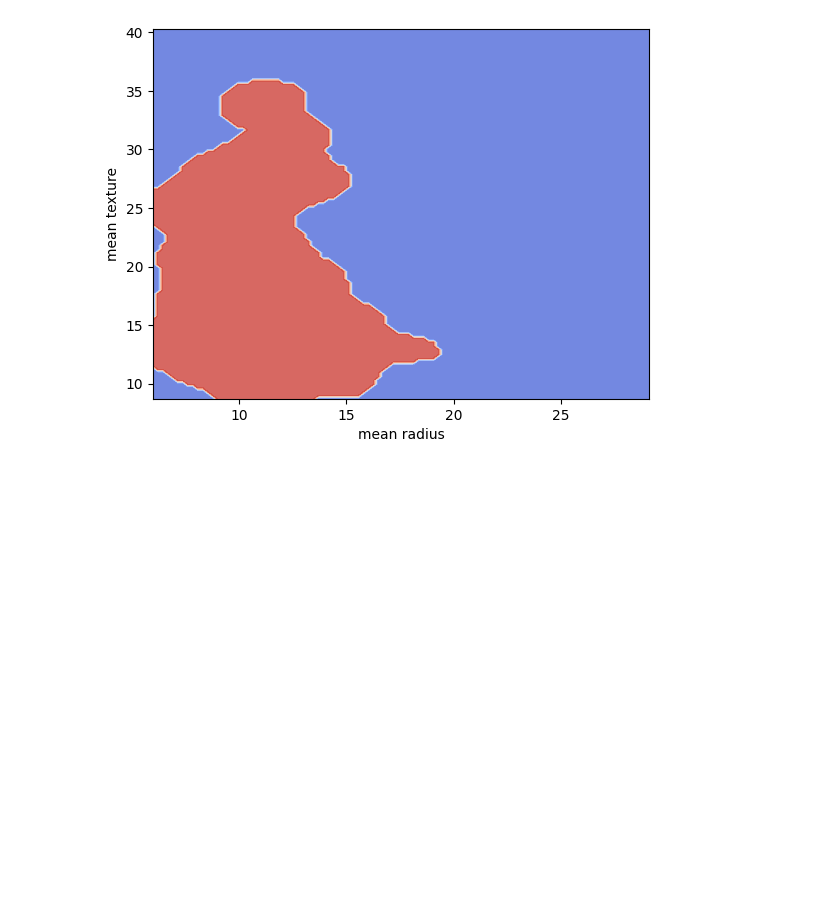
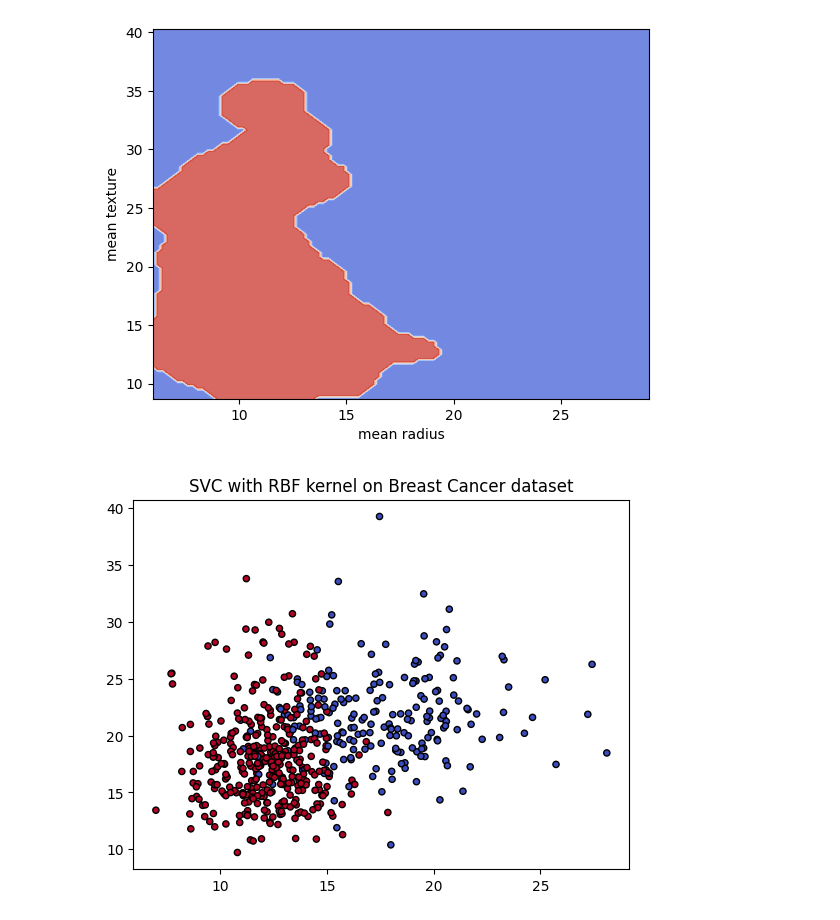
Before and after one commit to lucaskojo02/Breast-Cancer, a Jupyter notebook: breastcancer.ipynb, the cells around one changed output. Drawn from its saved outputs; the diff is of its cells as text; code cells hidden in the pictures; blank space fills up the shorter version.

Commit message:
Plotted scatter plot

```diff
--- a/breastcancer.ipynb
+++ b/breastcancer.ipynb
@@ -23,3 +23,10 @@ DecisionBoundaryDisplay.from_estimator(svm, X, response_method="predict", cmap=p
 # %% [output]
 <sklearn.inspection._plot.decision_boundary.DecisionBoundaryDisplay at 0x...>
 [figure]
+# %%
+#Scatter plot of the data points
+plt.scatter(X[:, 0], X[:, 1], c=y, edgecolors='k', s=20, cmap=plt.cm.coolwarm)
+plt.title("SVC with RBF kernel on Breast Cancer dataset")
+plt.show()
+# %% [output]
+[figure, added]
```
